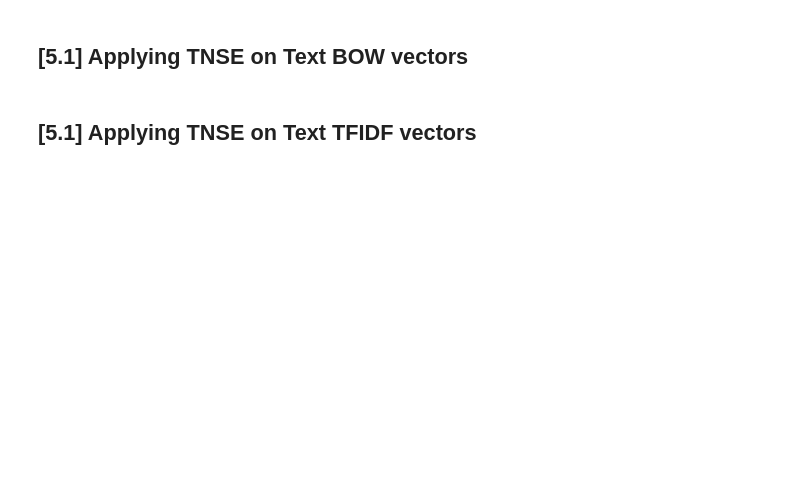
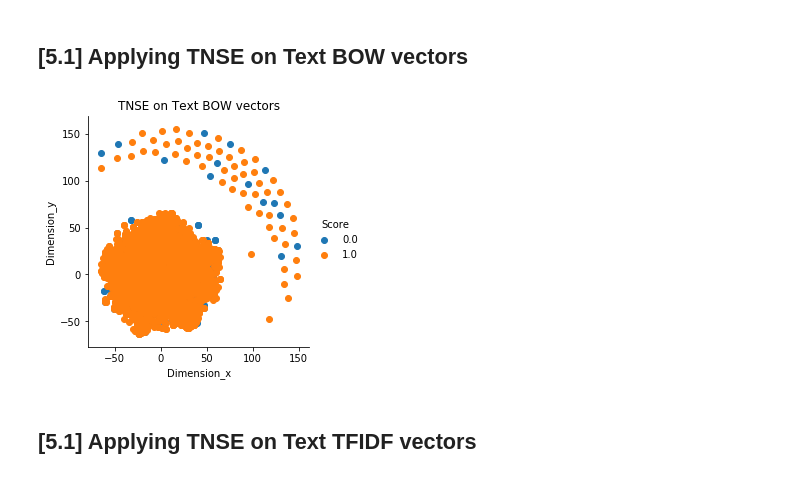
Before and after one commit to PhaneendraYedidi/Machine-Learning-Practices, a Jupyter notebook: 02_Amazon_Fine_Food_Reviews_Analysis_TSNE.ipynb, the cells around one changed output. Cells and saved outputs as stored; diff of their text form; code cells hidden in the pictures; blank space fills up the shorter version.

```diff
--- a/02_Amazon_Fine_Food_Reviews_Analysis_TSNE.ipynb
+++ b/02_Amazon_Fine_Food_Reviews_Analysis_TSNE.ipynb
@@ -619,10 +625,24 @@ plt.show()
 # %%
 # please write all the code with proper documentation, and proper titles for each subsection
 # when you plot any graph make sure you use
     # a. Title, that describes your plot, this will be very helpful to the reader
     # b. Legends if needed
     # c. X-axis label
     # d. Y-axis label
+
+x = final_counts.toarray()
+y = final['Score']
+tsne = TSNE(n_components=2, perplexity=5, learning_rate=200,n_iter=2000)
+
+X_embedding = tsne.fit_transform(x)
+# if x is a sparse matrix you need to pass it as X_embedding = tsne.fit_transform(x.toarray()) , .toarray() will convert the sparse matrix into dense matrix
+for_tsne = np.hstack((X_embedding, y.values.reshape(-1,1)))
+for_tsne_df = pd.DataFrame(data=for_tsne, columns=['Dimension_x','Dimension_y','Score'])
+sns.FacetGrid(for_tsne_df, hue="Score", size=4).map(plt.scatter, 'Dimension_x', 'Dimension_y').add_legend()
+plt.title("TNSE on Text BOW vectors")
+plt.show()
+# %% [output]
+[figure, added]
 # %% [markdown]
 ## [5.1] Applying TNSE on Text TFIDF vectors
 # %%
```
Also changed, not shown: parts of 16 cells of this notebook.
